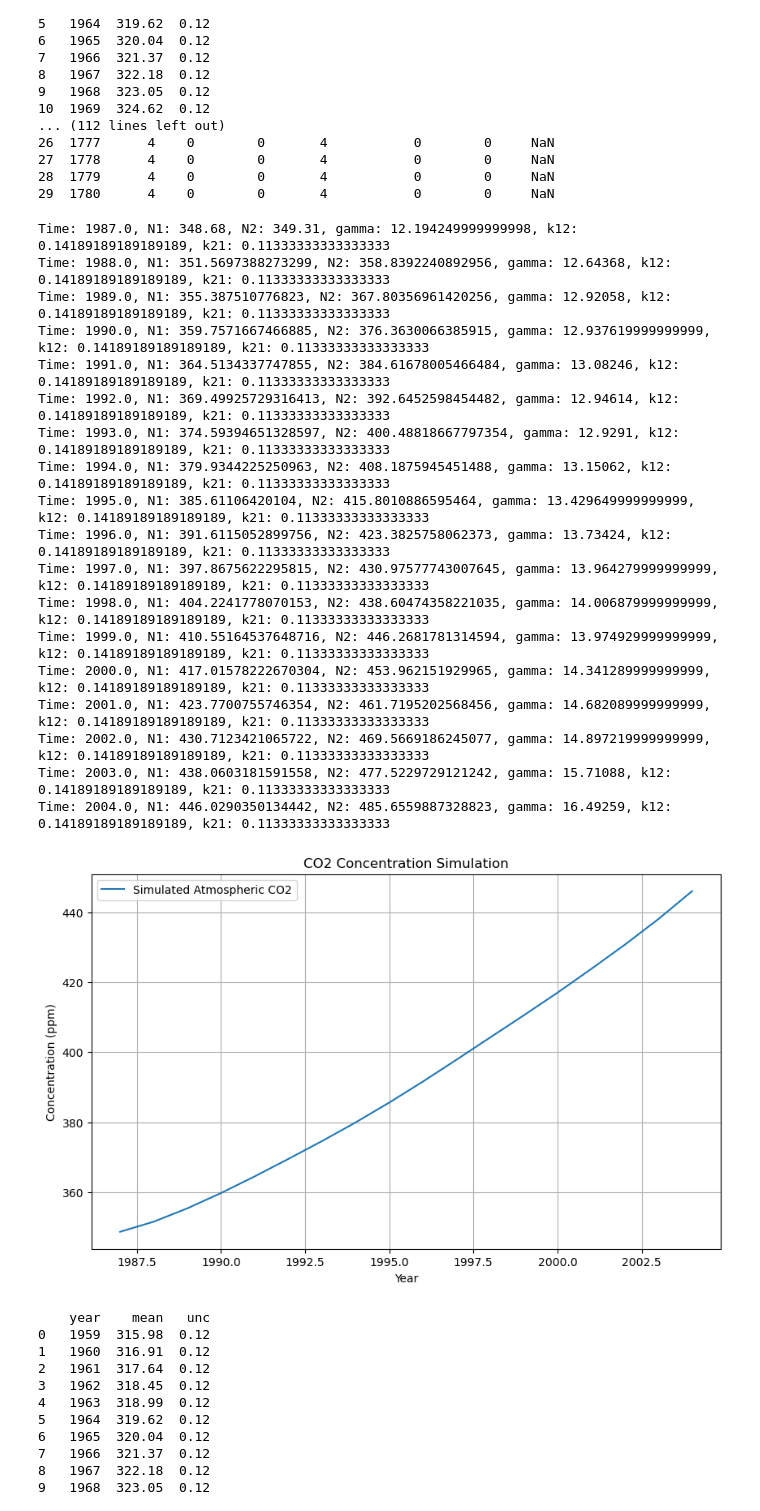
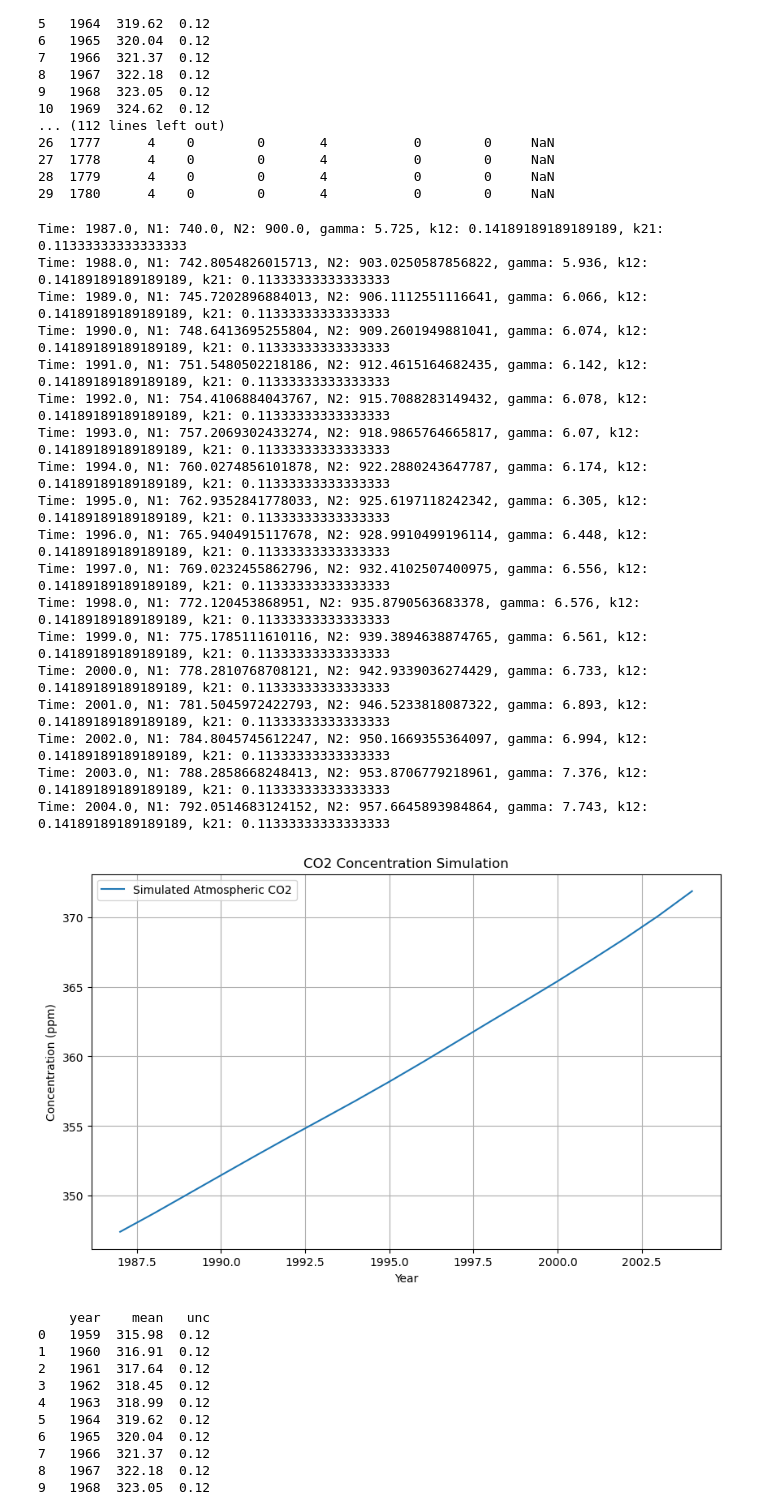
Before and after one commit to htlhtlhtl/ESE5023_Assignments_12432921, a Jupyter notebook: PS5.ipynb, the cells around one changed output. Saved outputs shown, nothing was run; the diff lists cells and outputs as text; code cells hidden in the pictures.

```diff
--- a/PS5.ipynb
+++ b/PS5.ipynb
@@ -44,8 +44,8 @@ N2_data.set_index('year', inplace=True)
 gamma_data.set_index('Year', inplace=True)
 
 # 获取初始条件
-N1_0 = N1_data.loc[1987, 'mean']
-N2_0 = N2_data.loc[1987, 'mean']
+N1_0 = 740
+N2_0 = 900
 
 # 定义微分方程模型
 def model(Y, t, k12, k21, gamma_func):
@@ -59,54 +59,54 @@ def model(Y, t, k12, k21, gamma_func):
 k12 = 105 / 740
 k21 = 102 / 900
 
 # 时间序列
 t = np.linspace(1987, 2004, 18)
 
 # 定义一个函数来获取gamma值
 def gamma_func(t):
     idx = np.argmin(np.abs(gamma_data.index - t))
-    return gamma_data.iloc[idx]['Total'] / 1000*2.13
+    return gamma_data.iloc[idx]['Total'] / 1000
 
 # 求解微分方程
 solution = odeint(model, [N1_0, N2_0], t, args=(k12, k21, gamma_func))
 
 # 输出求解过程中的数值
 for i, (time, state) in enumerate(zip(t, solution)):
     gamma_t = gamma_func(time)
     print(f"Time: {time}, N1: {state[0]}, N2: {state[1]}, gamma: {gamma_t}, k12: {k12}, k21: {k21}")
 
 # 提取结果
 N1, N2 = solution.T
 
 # 绘制结果
 plt.figure(figsize=(10, 6))
-plt.plot(t, N1, label='Simulated Atmospheric CO2')
+plt.plot(t, N1/2.13, label='Simulated Atmospheric CO2')
 plt.xlabel('Year')
 plt.ylabel('Concentration (ppm)')
 plt.title('CO2 Concentration Simulation')
 plt.legend()
 plt.grid(True)
 plt.show()
 # %% [output]
-Time: 1987.0, N1: 348.68, N2: 349.31, gamma: 12.194249999999998, k12: 0.14189189189189189, k21: 0.11333333333333333
-Time: 1988.0, N1: 351.5697388273299, N2: 358.8392240892956, gamma: 12.64368, k12: 0.14189189189189189, k21: 0.11333333333333333
-Time: 1989.0, N1: 355.387510776823, N2: 367.80356961420256, gamma: 12.92058, k12: 0.14189189189189189, k21: 0.11333333333333333
-Time: 1990.0, N1: 359.7571667466885, N2: 376.3630066385915, gamma: 12.937619999999999, k12: 0.14189189189189189, k21: 0.11333333333333333
-Time: 1991.0, N1: 364.5134337747855, N2: 384.61678005466484, gamma: 13.08246, k12: 0.14189189189189189, k21: 0.11333333333333333
-Time: 1992.0, N1: 369.49925729316413, N2: 392.6452598454482, gamma: 12.94614, k12: 0.14189189189189189, k21: 0.11333333333333333
-Time: 1993.0, N1: 374.59394651328597, N2: 400.48818667797354, gamma: 12.9291, k12: 0.14189189189189189, k21: 0.11333333333333333
-Time: 1994.0, N1: 379.9344225250963, N2: 408.1875945451488, gamma: 13.15062, k12: 0.14189189189189189, k21: 0.11333333333333333
-Time: 1995.0, N1: 385.61106420104, N2: 415.8010886595464, gamma: 13.429649999999999, k12: 0.14189189189189189, k21: 0.11333333333333333
-Time: 1996.0, N1: 391.6115052899756, N2: 423.3825758062373, gamma: 13.73424, k12: 0.14189189189189189, k21: 0.11333333333333333
-Time: 1997.0, N1: 397.8675622295815, N2: 430.97577743007645, gamma: 13.964279999999999, k12: 0.14189189189189189, k21: 0.11333333333333333
-Time: 1998.0, N1: 404.2241778070153, N2: 438.60474358221035, gamma: 14.006879999999999, k12: 0.14189189189189189, k21: 0.11333333333333333
-Time: 1999.0, N1: 410.55164537648716, N2: 446.2681781314594, gamma: 13.974929999999999, k12: 0.14189189189189189, k21: 0.11333333333333333
-Time: 2000.0, N1: 417.01578222670304, N2: 453.962151929965, gamma: 14.341289999999999, k12: 0.14189189189189189, k21: 0.11333333333333333
-Time: 2001.0, N1: 423.7700755746354, N2: 461.7195202568456, gamma: 14.682089999999999, k12: 0.14189189189189189, k21: 0.11333333333333333
-Time: 2002.0, N1: 430.7123421065722, N2: 469.5669186245077, gamma: 14.897219999999999, k12: 0.14189189189189189, k21: 0.11333333333333333
-Time: 2003.0, N1: 438.0603181591558, N2: 477.5229729121242, gamma: 15.71088, k12: 0.14189189189189189, k21: 0.11333333333333333
-Time: 2004.0, N1: 446.0290350134442, N2: 485.6559887328823, gamma: 16.49259, k12: 0.14189189189189189, k21: 0.11333333333333333
+Time: 1987.0, N1: 740.0, N2: 900.0, gamma: 5.725, k12: 0.14189189189189189, k21: 0.11333333333333333
+Time: 1988.0, N1: 742.8054826015713, N2: 903.0250587856822, gamma: 5.936, k12: 0.14189189189189189, k21: 0.11333333333333333
+Time: 1989.0, N1: 745.7202896884013, N2: 906.1112551116641, gamma: 6.066, k12: 0.14189189189189189, k21: 0.11333333333333333
+Time: 1990.0, N1: 748.6413695255804, N2: 909.2601949881041, gamma: 6.074, k12: 0.14189189189189189, k21: 0.11333333333333333
+Time: 1991.0, N1: 751.5480502218186, N2: 912.4615164682435, gamma: 6.142, k12: 0.14189189189189189, k21: 0.11333333333333333
+Time: 1992.0, N1: 754.4106884043767, N2: 915.7088283149432, gamma: 6.078, k12: 0.14189189189189189, k21: 0.11333333333333333
+Time: 1993.0, N1: 757.2069302433274, N2: 918.9865764665817, gamma: 6.07, k12: 0.14189189189189189, k21: 0.11333333333333333
+Time: 1994.0, N1: 760.0274856101878, N2: 922.2880243647787, gamma: 6.174, k12: 0.14189189189189189, k21: 0.11333333333333333
+Time: 1995.0, N1: 762.9352841778033, N2: 925.6197118242342, gamma: 6.305, k12: 0.14189189189189189, k21: 0.11333333333333333
+Time: 1996.0, N1: 765.9404915117678, N2: 928.9910499196114, gamma: 6.448, k12: 0.14189189189189189, k21: 0.11333333333333333
+Time: 1997.0, N1: 769.0232455862796, N2: 932.4102507400975, gamma: 6.556, k12: 0.14189189189189189, k21: 0.11333333333333333
+Time: 1998.0, N1: 772.120453868951, N2: 935.8790563683378, gamma: 6.576, k12: 0.14189189189189189, k21: 0.11333333333333333
+Time: 1999.0, N1: 775.1785111610116, N2: 939.3894638874765, gamma: 6.561, k12: 0.14189189189189189, k21: 0.11333333333333333
+Time: 2000.0, N1: 778.2810768708121, N2: 942.9339036274429, gamma: 6.733, k12: 0.14189189189189189, k21: 0.11333333333333333
+Time: 2001.0, N1: 781.5045972422793, N2: 946.5233818087322, gamma: 6.893, k12: 0.14189189189189189, k21: 0.11333333333333333
+Time: 2002.0, N1: 784.8045745612247, N2: 950.1669355364097, gamma: 6.994, k12: 0.14189189189189189, k21: 0.11333333333333333
+Time: 2003.0, N1: 788.2858668248413, N2: 953.8706779218961, gamma: 7.376, k12: 0.14189189189189189, k21: 0.11333333333333333
+Time: 2004.0, N1: 792.0514683124152, N2: 957.6645893984864, gamma: 7.743, k12: 0.14189189189189189, k21: 0.11333333333333333
-[figure, old version]
+[figure, new version]
 # %%
 import pandas as pd
 N2= pd.read_csv('co2_annmean_mlo.csv',sep=',', skiprows=43)
```
Also changed, not shown: parts of 2 cells of this notebook.
